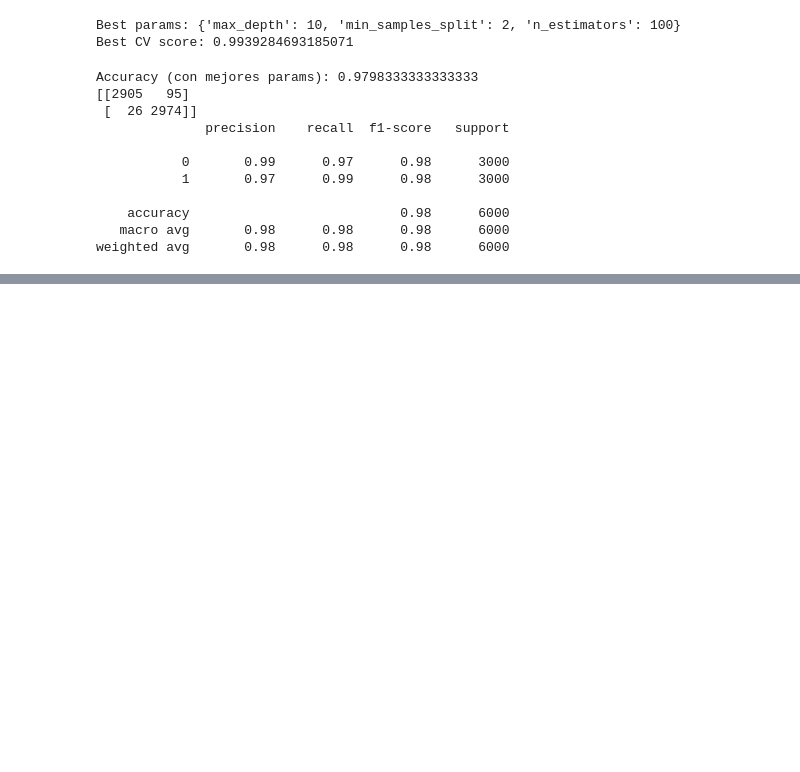
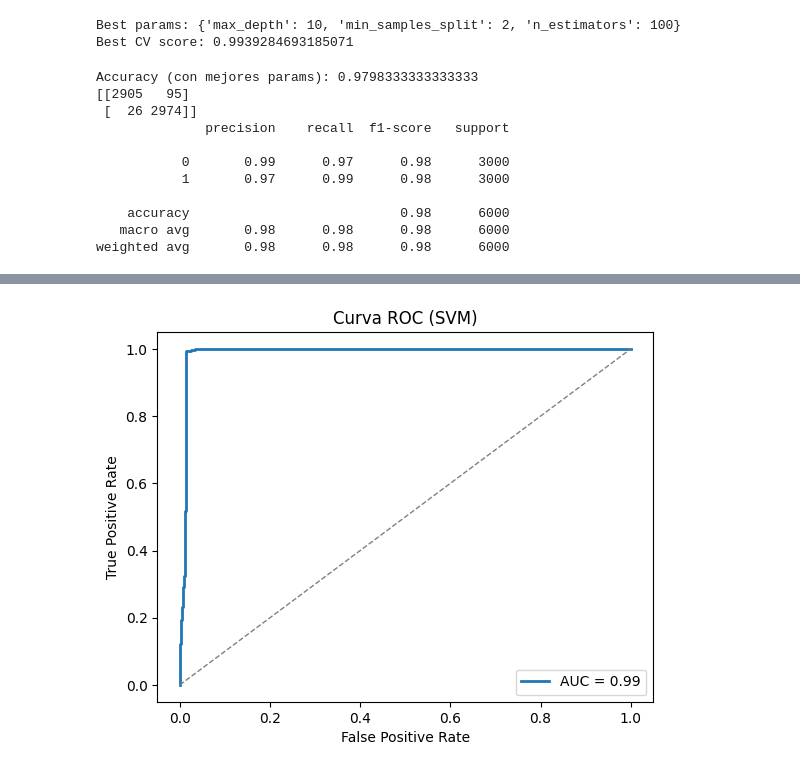
Before and after one commit to prm2419/Evaluacion_de_la_expansion_de_la_huella_urbana_en_La_Ceja_utilizando_aprendizaje_supervisado_y_teled, a Jupyter notebook: Code.ipynb, the cells around one changed output, grey strips where cells are left out. Cells and saved outputs as stored; diff of their text form; code cells hidden in the pictures; blank space fills up the shorter version.

```diff
--- a/Code.ipynb
+++ b/Code.ipynb
@@ -757,0 +912,19 @@ plt.show()
+# %%
+from sklearn.metrics import roc_curve, auc
+
+# Obtener puntuaciones de decisión (distancia al hiperplano)
+y_scores = pipe_svm.decision_function(X_val)
+
+fpr, tpr, _ = roc_curve(y_val, y_scores)
+roc_auc = auc(fpr, tpr)
+
+plt.figure()
+plt.plot(fpr, tpr, lw=2, label=f'AUC = {roc_auc:.2f}')
+plt.plot([0,1], [0,1], '--', lw=1, color='gray')
+plt.xlabel('False Positive Rate')
+plt.ylabel('True Positive Rate')
+plt.title('Curva ROC (SVM)')
+plt.legend(loc='lower right')
+plt.show()
+# %% [output]
+[figure, added]
```
Also changed, not shown: parts of 15 cells of this notebook, 1 other file.
